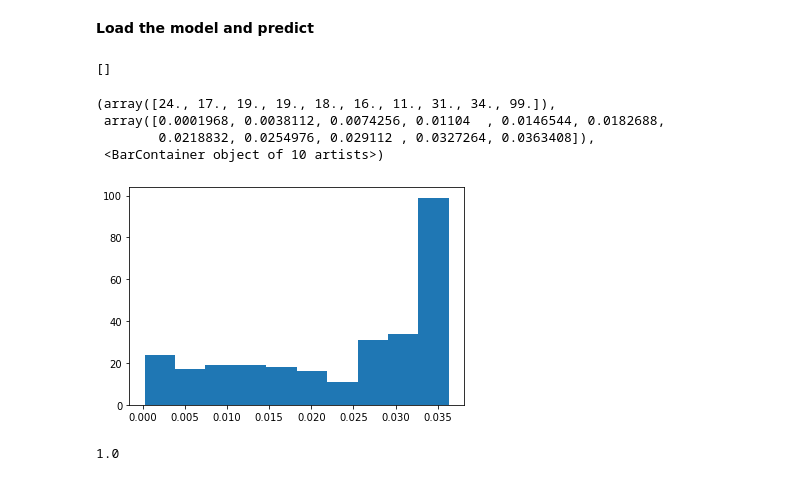
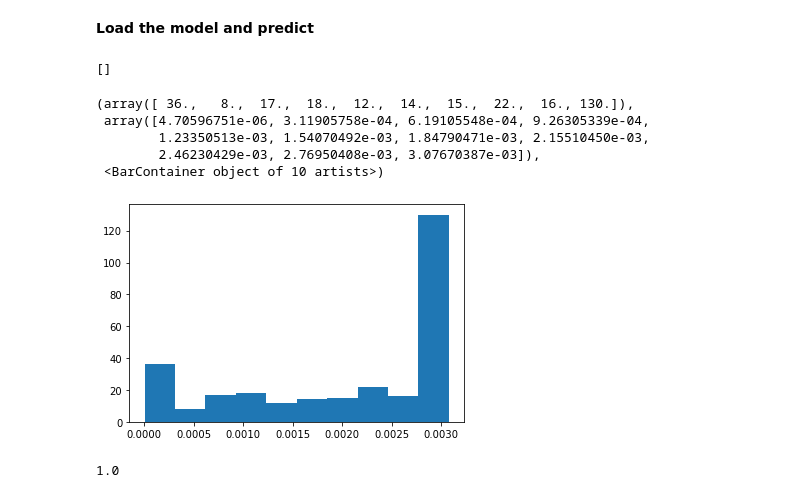
Before and after one commit to Jeff-Gui/PCNAdeep, a Jupyter notebook: bin/train_pcna_SVM.ipynb, the cells around one changed output. Saved outputs shown, nothing was run; the diff lists cells and outputs as text; code cells hidden in the pictures.

```diff
--- a/bin/train_pcna_SVM.ipynb
+++ b/bin/train_pcna_SVM.ipynb
@@ -280,9 +283,6 @@ train.to_csv(os.path.join(example_root, 'MCF10A', 'SVM_train.txt'), header=0, in
 # %% [markdown]
 ### 4. Initialize, Fit, Save the SVM model
 # %%
-X = np.array(X)
-y = np.array(y)
-
 '''
 from pcnaDeep.data.utils import get_outlier
 # remove outlier
@@ -297,5 +297,4 @@ y = y[idx,]
 #scaler = StandardScaler()
 from sklearn.preprocessing import RobustScaler
 scaler = RobustScaler()
-scaler.fit(X)
-X = scaler.transform(X)
+X_resampled_smote = scaler.fit_transform(X_resampled_smote)
@@ -361,7 +355,7 @@ plt.scatter(x=c, y=gamma, c=score, cmap='hot')
 # %%
 from sklearn.svm import SVC
 model = SVC(kernel='rbf', C=100, gamma=1, probability=True, class_weight='balanced')
-model.fit(X, y)
+model.fit(X_resampled_smote, y_resampled_smote)
 # %% [output]
 SVC(C=100, class_weight='balanced', gamma=1, probability=True)
 # %% [markdown]
@@ -376,17 +370,18 @@ __Load the model and predict__
 # %%
 import joblib
 clf = joblib.load(os.path.join(example_root, 'MCF10A', 'mitosis_svm.m'))
-ipt = X[np.where(y==0)]
+ipt = X_resampled_smote[np.where(y_resampled_smote==0)]
 out = clf.predict_proba(ipt)
 print(out[np.where(out[:,1]>0.5),1])
 import matplotlib.pyplot as plt
 plt.hist(out[:,1])
 # %% [output]
 []
-(array([24., 17., 19., 19., 18., 16., 11., 31., 34., 99.]),
- array([0.0001968, 0.0038112, 0.0074256, 0.01104  , 0.0146544, 0.0182688,
-        0.0218832, 0.0254976, 0.029112 , 0.0327264, 0.0363408]),
+(array([ 36.,   8.,  17.,  18.,  12.,  14.,  15.,  22.,  16., 130.]),
+ array([4.70596751e-06, 3.11905758e-04, 6.19105548e-04, 9.26305339e-04,
+        1.23350513e-03, 1.54070492e-03, 1.84790471e-03, 2.15510450e-03,
+        2.46230429e-03, 2.76950408e-03, 3.07670387e-03]),
  <BarContainer object of 10 artists>)
-[figure, old version]
+[figure, new version]
 # %%
 from sklearn.metrics import f1_score
```
Also changed, not shown: parts of 6 cells of this notebook, 1 other file.
